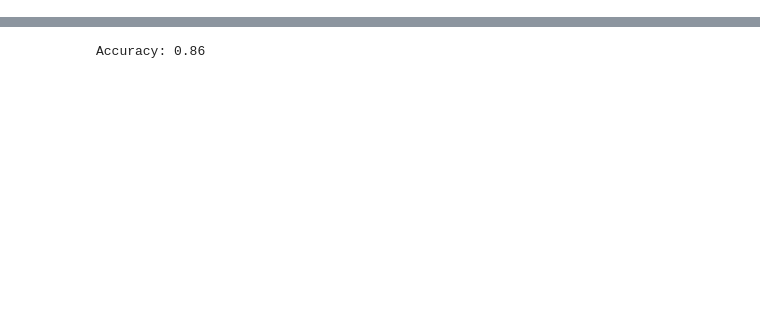
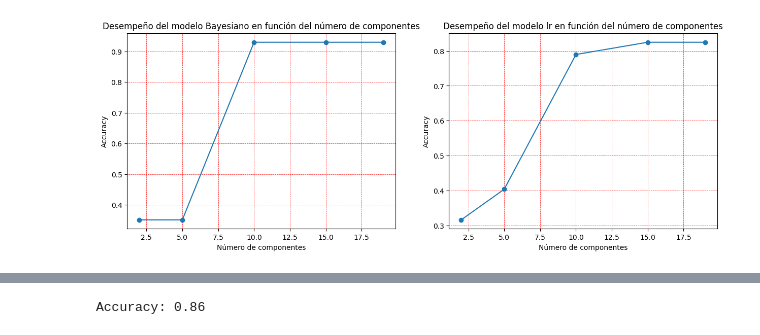
Before and after one commit to ydpajaro/Miniproyecto2, a Jupyter notebook: miniproyecto2.ipynb, the cells around one changed output, grey strips where cells are left out. Saved outputs shown, nothing was run; the diff lists cells and outputs as text; code cells hidden in the pictures; blank space fills up the shorter version.

```diff
--- a/miniproyecto2.ipynb
+++ b/miniproyecto2.ipynb
@@ -136,8 +37,0 @@ X_train, X_test, y_train, y_test = train_test_split(X, y, test_size=0.3,random_s
-# %%
-# Entrenar el clasificador Bayesiano
-clfNB = GaussianNB()
-clfNB.fit(X_train, y_train) # para entrenar enviamos el conjunto de Entrenamient
-
-# Entrenar el clasificador de Regresión Logística
-clfLR = LogisticRegression(random_state=0)
-clfLR.fit(X_train, y_train) # para entrenar enviamos el conjunto de Entrenamient
@@ -177,0 +181,19 @@ from sklearn.decomposition import PCA
+# %%
+# Graficar el desempeño del modelo en función del número de componentes
+fig, axs = plt.subplots(1, 2, figsize=(15, 5))
+axs[0].plot(q_values, acc_values_gnb, marker='o')
+axs[0].set_xlabel('Número de componentes')
+axs[0].set_ylabel('Accuracy')
+axs[0].set_title('Desempeño del modelo Bayesiano en función del número de componentes')
+axs[0].grid(color='r', linestyle='--', linewidth=0.5)
+
+
+axs[1].plot(q_values, acc_values_lr, marker='o')
+axs[1].set_xlabel('Número de componentes')
+axs[1].set_ylabel('Accuracy')
+axs[1].set_title('Desempeño del modelo lr en función del número de componentes')
+axs[1].grid(color='r', linestyle='--', linewidth=0.5)
+
+plt.show()
+# %% [output]
+[figure, added]
```
Also changed, not shown: parts of 37 cells of this notebook.
